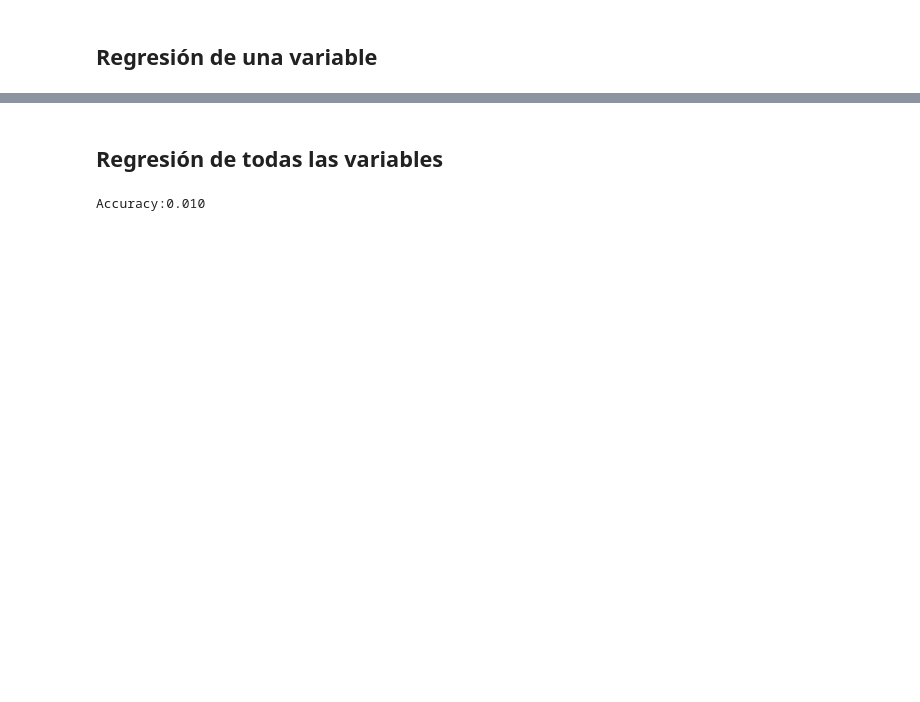
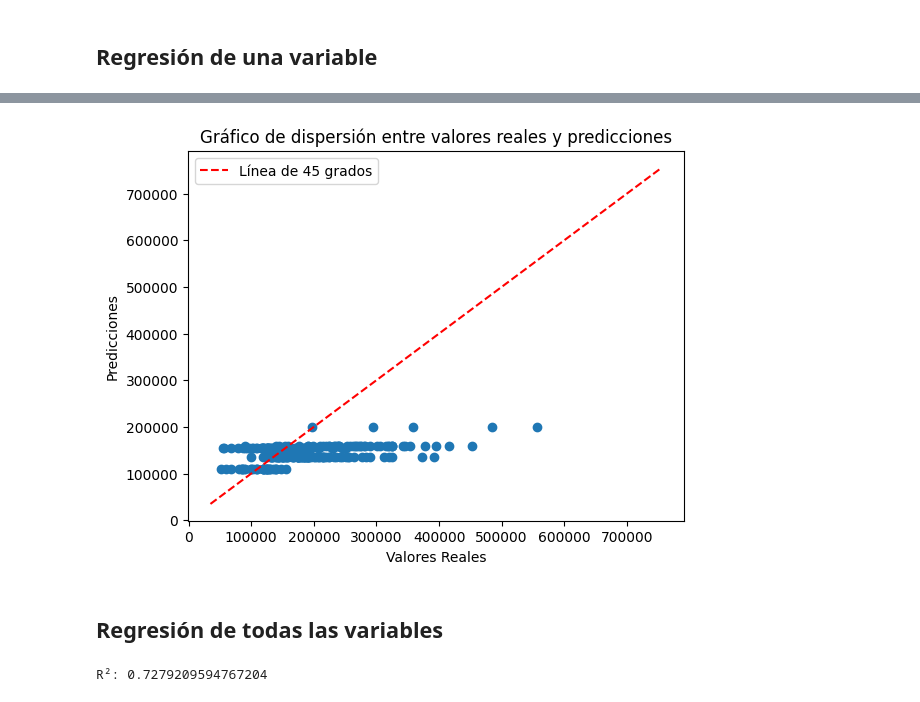
Before and after one commit to bl33h/housePricesRegression, a Jupyter notebook: housePricesRegression.ipynb, the cells around one changed output, grey strips where cells are left out. Drawn from its saved outputs; the diff is of its cells as text; code cells hidden in the pictures; blank space fills up the shorter version.

```diff
--- a/housePricesRegression.ipynb
+++ b/housePricesRegression.ipynb
@@ -198,3 +163,19 @@ Score:0.010
+# %%
+import matplotlib.pyplot as plt
+import numpy as np
+
+plt.scatter(y_test, classifier_preds)
+plt.xlabel('Valores Reales')
+plt.ylabel('Predicciones')
+plt.title('Gráfico de dispersión entre valores reales y predicciones')
+
+x_line = np.linspace(min(min(y_test), min(classifier_preds)), max(max(y), max(classifier_preds)), 100)
+plt.plot(x_line, x_line, color='red', linestyle='--', label='Línea de 45 grados')
+
+plt.legend()
+plt.show()
+# %% [output]
+[figure, added]
 # %% [markdown]
 ## Regresión de todas las variables
 # %%
@@ -205,4 +186,5 @@ classifier_preds = classifier.predict(X_test_all)
-# %%
-print('Accuracy:{:.3f}'.format(precision_score(y_test_all, classifier_preds, average='micro')))
-# %% [output]
-Accuracy:0.010
+# %%
+r2_all = r2_score(y_test_all, all_classifier_preds)
+print('R²:', r2_all)
+# %% [output]
+R²: 0.7279209594767204
```
Also changed, not shown: parts of 24 cells of this notebook.
